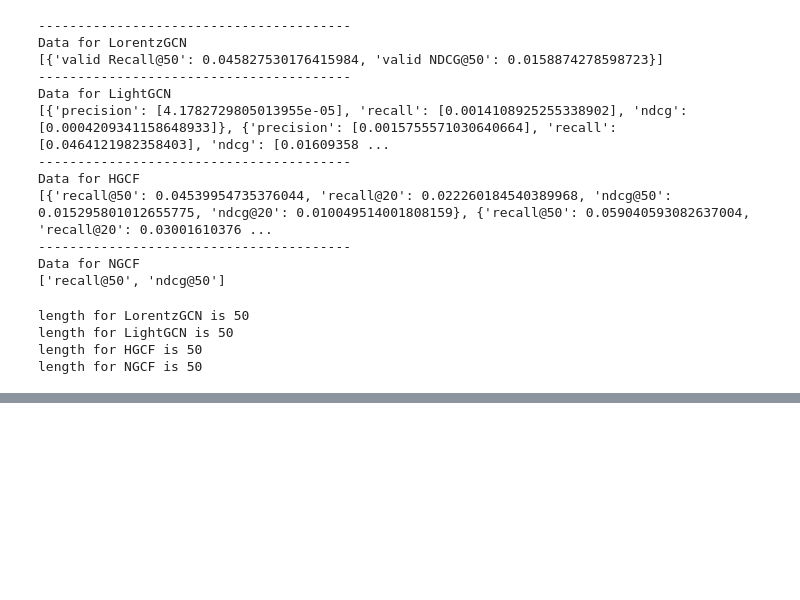
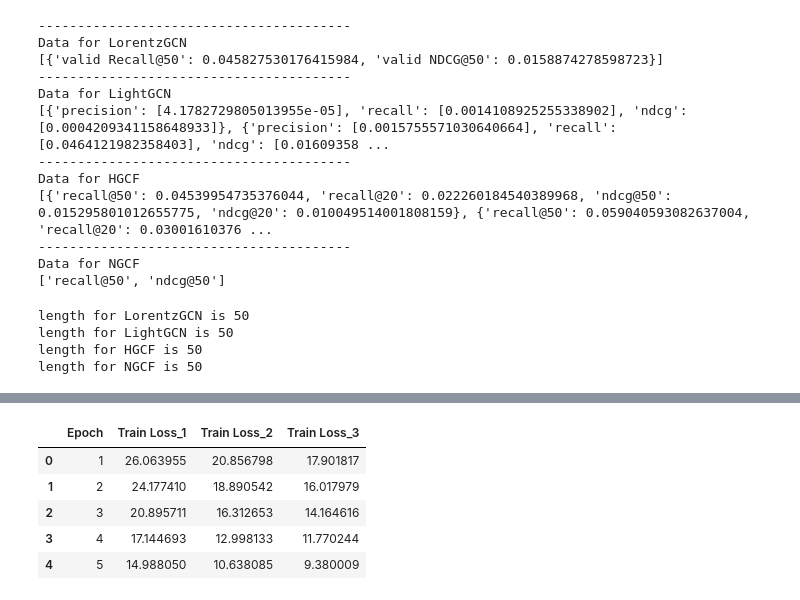
Before and after one commit to Thooooor/LorentzGCN, a Jupyter notebook: visualization/rec_curve_vis.ipynb, the cells around one changed output, grey strips where cells are left out. Cells and saved outputs as stored; diff of their text form; code cells hidden in the pictures; blank space fills up the shorter version.

```diff
--- a/visualization/rec_curve_vis.ipynb
+++ b/visualization/rec_curve_vis.ipynb
@@ -147,5 +147,13 @@ The PostScript backend does not support transparency; partially transparent arti
 # %%
 pd_num_neg_samp = pd.read_excel("../logs/Num_negatives.xlsx")
+pd_num_neg_samp.head()
+# %% [output]
+|  | Epoch | Train Loss_1 | Train Loss_2 | Train Loss_3 |
+| 0 | 1 | 26.063955 | 20.856798 | 17.901817 |
+| 1 | 2 | 24.177410 | 18.890542 | 16.017979 |
+| 2 | 3 | 20.895711 | 16.312653 | 14.164616 |
+| 3 | 4 | 17.144693 | 12.998133 | 11.770244 |
+| 4 | 5 | 14.988050 | 10.638085 | 9.380009 |
 # %%
 x_epoch = list(pd_num_neg_samp["Epoch"])
 loss_list = [
```
Also changed, not shown: parts of 2 cells of this notebook, 2 other files.
